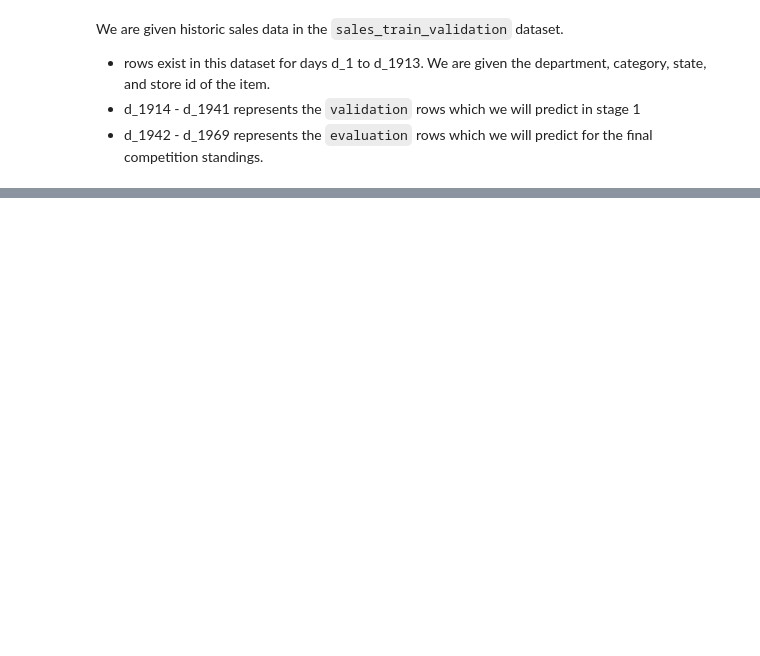
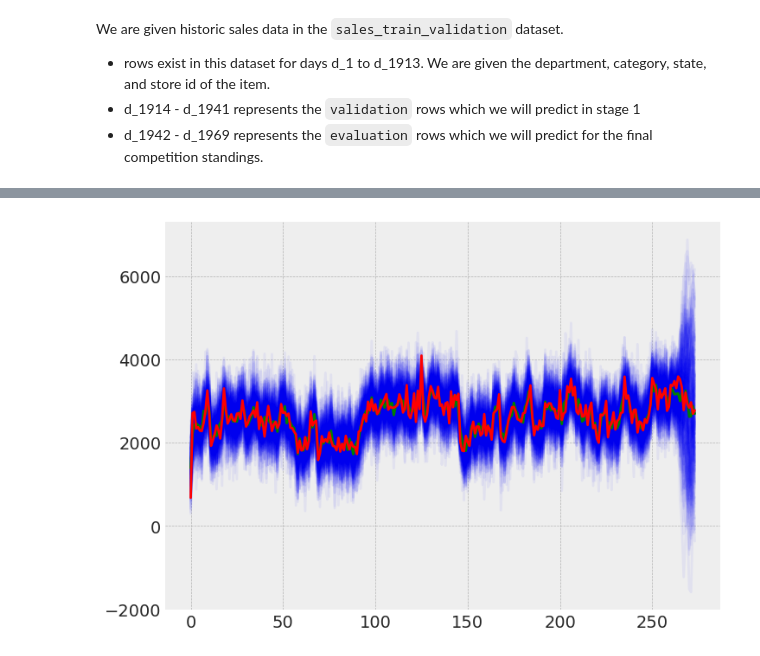
Before and after one commit to luisroque/hierarchical_ts_forecaster, a Jupyter notebook: notebooks/Running one GP per series - dataset m5.ipynb, the cells around one changed output, grey strips where cells are left out. Drawn from its saved outputs; the diff is of its cells as text; code cells hidden in the pictures; blank space fills up the shorter version.

```diff
--- a/notebooks/Running one GP per series - dataset m5.ipynb
+++ b/notebooks/Running one GP per series - dataset m5.ipynb
@@ -252,0 +398,9 @@ metrics_to_table( results)
+# %%
+# Back transform the data and the predictions
+pred = ((pred_samples_predict['y_pred_new'])*dt.std_data[1] + dt.mu_data[1])
+# %%
+plt.plot(pred.T,alpha = 0.05, color='b')
+plt.plot(np.mean(pred.T, axis=1), color='green')
+plt.plot(g['predict']['data'].reshape(70, 274)[1], color='r');
+# %% [output]
+[figure, added]
```
Also changed, not shown: parts of 16 cells of this notebook.
